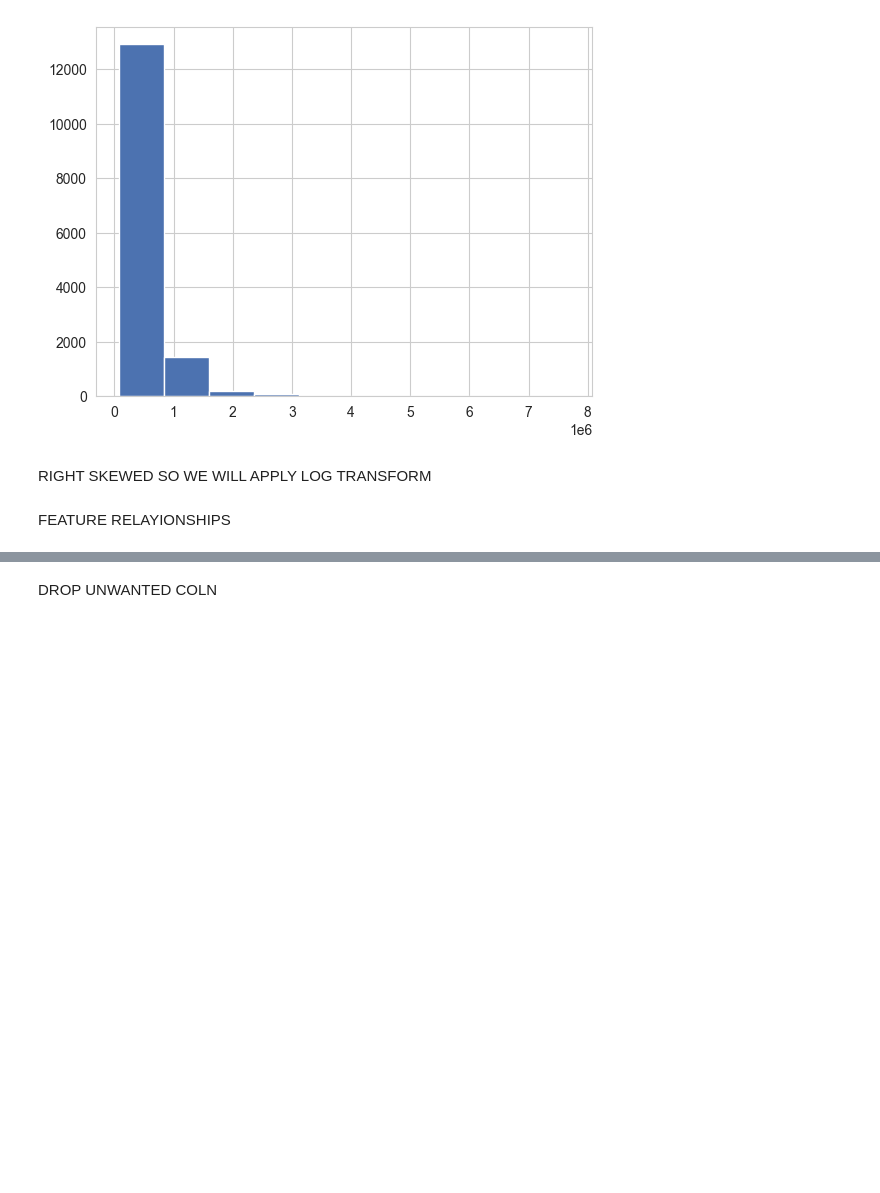
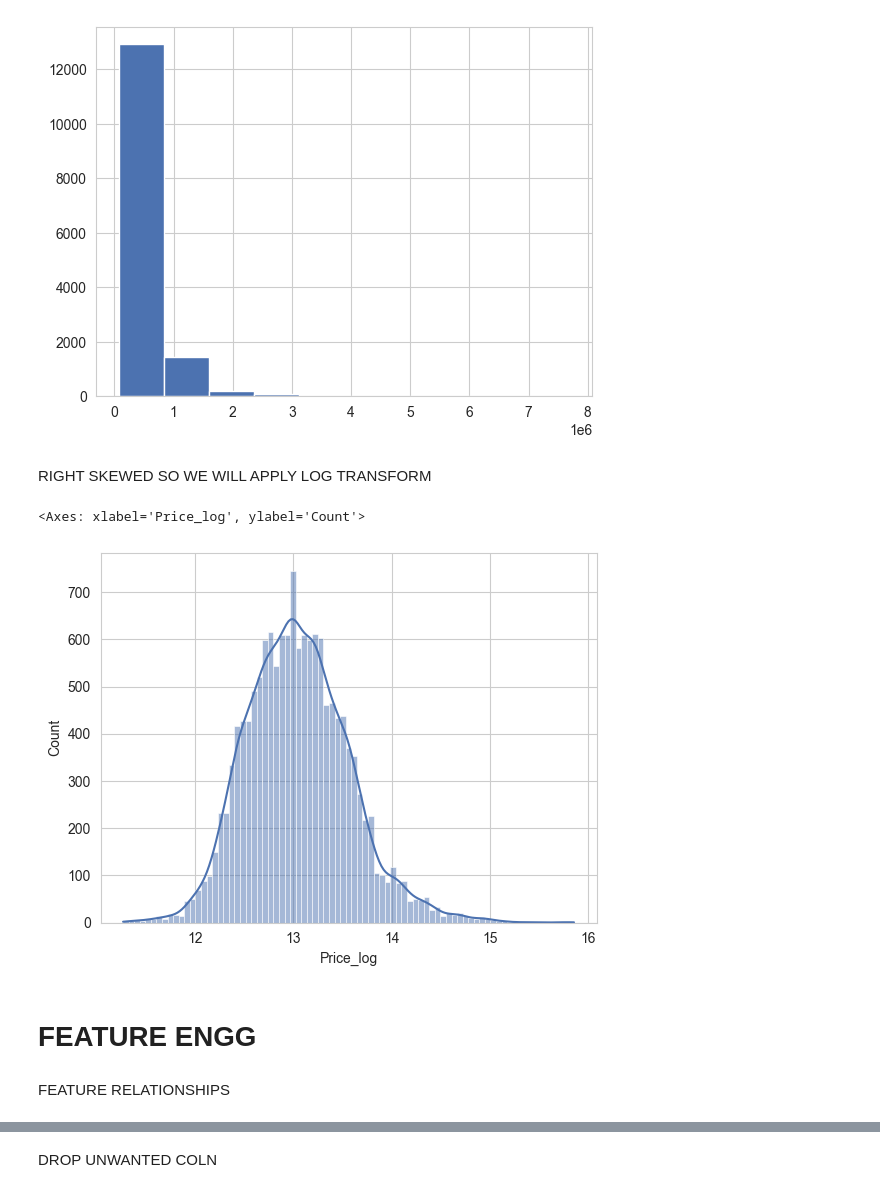
Before and after one commit to abhishek24-06/Indian-House-Price-Prediction, a Jupyter notebook: Data__Analysis.ipynb, the cells around one changed output, grey strips where cells are left out. Saved outputs shown, nothing was run; the diff lists cells and outputs as text; code cells hidden in the pictures; blank space fills up the shorter version.

```diff
--- a/Data__Analysis.ipynb
+++ b/Data__Analysis.ipynb
@@ -97,3 +80,12 @@ df['Price'].hist()
 [figure]
 # %% [markdown]
 RIGHT SKEWED SO WE WILL APPLY LOG TRANSFORM
+# %%
+df['Price_log']=np.log1p(df['Price'])
+# %%
+sns.histplot(df['Price_log'], kde=True)
+# %% [output]
+<Axes: xlabel='Price_log', ylabel='Count'>
+[figure, added]
+# %% [markdown]
+# FEATURE ENGG
@@ -100,3 +106,3 @@ RIGHT SKEWED SO WE WILL APPLY LOG TRANSFORM
 # %% [markdown]
-FEATURE RELAYIONSHIPS
+FEATURE RELATIONSHIPS
 # %%
```
Also changed, not shown: parts of 35 cells of this notebook.
